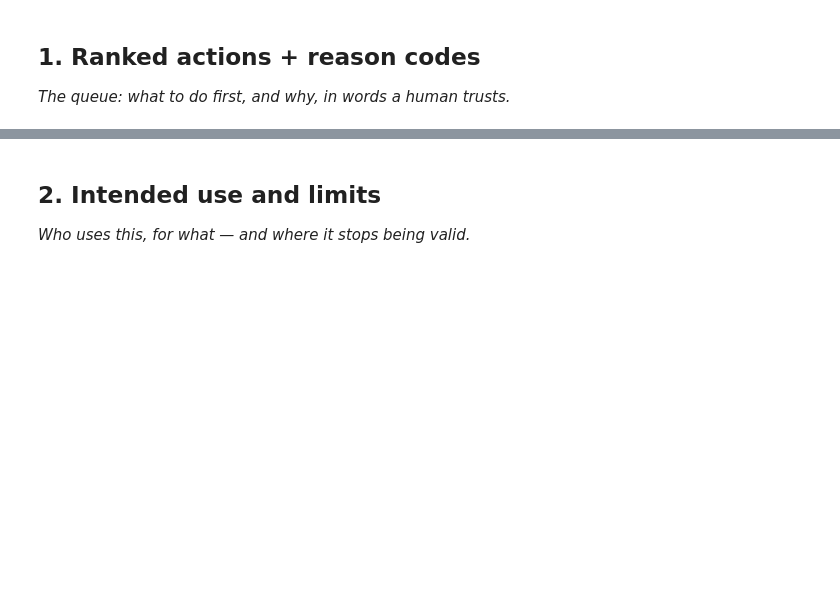
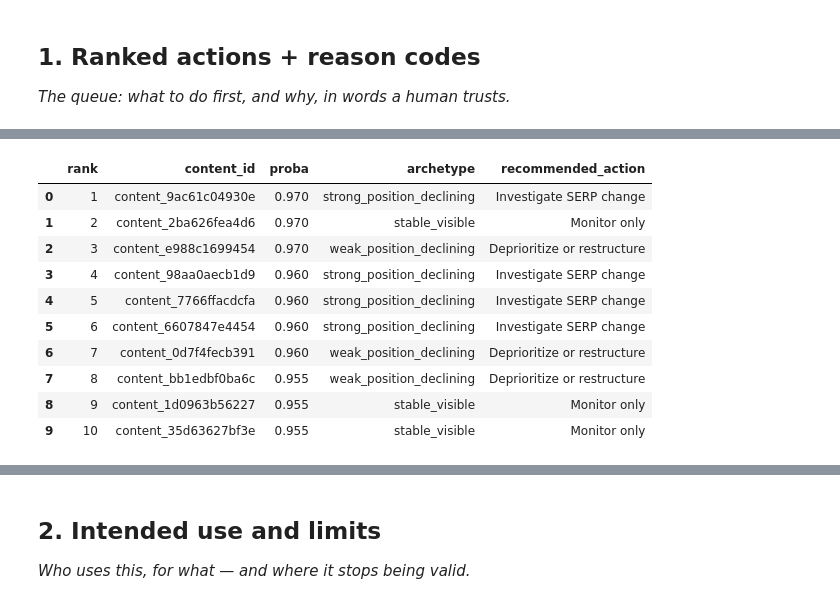
Before and after one commit to MisbahSangi/flyrank-ml-internship-misbah, a Jupyter notebook: work/notebooks/w07_action_playbook.ipynb, the cells around one changed output, grey strips where cells are left out. Drawn from its saved outputs; the diff is of its cells as text; code cells hidden in the pictures; blank space fills up the shorter version.

```diff
--- a/work/notebooks/w07_action_playbook.ipynb
+++ b/work/notebooks/w07_action_playbook.ipynb
@@ -10,3 +30,84 @@ This skeleton is yours to fill. Work the sections **in order** — each one has
 ## 1. Ranked actions + reason codes
 
 *The queue: what to do first, and why, in words a human trusts.*
+# %%
+# Rebuild the validated Week 6 model output (grouped-split, leakage-fixed)
+# Reuse the exact pipeline from w06_validation_audit.ipynb
+
+df = pd.read_csv("data/raw/content_refresh_anonymized.csv")
+df["is_declining_label"] = (df["trend_direction"] == "down").astype(int)
+
+LABEL_SOURCE_COLS = [
+    "trend_direction", "trend_pct",
+    "impressions_last_30d", "impressions_prev_30d",
+    "clicks_last_30d", "clicks_prev_30d",
+    "sessions_last_30d", "sessions_prev_30d",
+]
+ID_COLS = ["content_id", "client_id"]
+
+exclude = set(LABEL_SOURCE_COLS) | set(ID_COLS) | {"is_declining_label"}
+numeric_features = [c for c in df.select_dtypes(include=[np.number]).columns if c not in exclude]
+categorical_features = [c for c in df.select_dtypes(include=["object"]).columns if c not in exclude]
+feature_cols = numeric_features + categorical_features
+
+from sklearn.model_selection import GroupShuffleSplit
+from sklearn.ensemble import RandomForestClassifier
+from sklearn.compose import ColumnTransformer
+from sklearn.pipeline import Pipeline
+from sklearn.impute import SimpleImputer
+from sklearn.preprocessing import StandardScaler, OneHotEncoder
+
+gss = GroupShuffleSplit(n_splits=1, test_size=0.2, random_state=42)
+train_idx, test_idx = next(gss.split(df, groups=df["client_id"]))
+train_df, test_df = df.iloc[train_idx], df.iloc[test_idx]
+
+preprocess = ColumnTransformer([
+    ("num", Pipeline([("impute", SimpleImputer(strategy="median")), ("scale", StandardScaler())]), numeric_features),
+    ("cat", Pipeline([("impute", SimpleImputer(strategy="most_frequent")), ("onehot", OneHotEncoder(handle_unknown="ignore"))]), categorical_features),
+])
+model_pipeline = Pipeline([("preprocess", preprocess), ("model", RandomForestClassifier(n_estimators=200, random_state=42, n_jobs=-1))])
+model_pipeline.fit(train_df[feature_cols], train_df["is_declining_label"])
+test_df = test_df.copy()
+test_df["proba"] = model_pipeline.predict_proba(test_df[feature_cols])[:, 1]
+
+# --- Archetype -> Action mapping ---
+def assign_archetype(row):
+    stale = row["days_since_last_update"] >= 180
+    visible = row["impressions_90d"] >= 100
+    good_pos = row["avg_position"] <= 10
+    declining = row["is_declining_label"] == 1
+
+    if stale and visible and declining:
+        return "stale_visible_declining"
+    elif declining and visible and good_pos:
+        return "strong_position_declining"
+    elif declining and visible and not good_pos:
+        return "weak_position_declining"
+    elif visible and not declining:
+        return "stable_visible"
+    elif not visible:
+        return "low_signal"
+    else:
+        return "other"
+
+ARCHETYPE_ACTIONS = {
+    "stale_visible_declining": ("Refresh content", "Update body content, check facts/dates, re-optimize for current queries"),
+    "strong_position_declining": ("Investigate SERP change", "Ranking well but losing clicks — check for SERP features (featured snippet, PAA) stealing clicks; refresh only if content itself is stale"),
+    "weak_position_declining": ("Deprioritize or restructure", "Deep position + declining rarely responds to content refresh alone — needs broader SEO work or should be pruned"),
+    "stable_visible": ("Monitor only", "No action needed — page is holding steady, revisit next cycle"),
+    "low_signal": ("Deprioritize", "Near-zero real traffic — not worth reviewer time regardless of other signals"),
+    "other": ("Manual review", "Doesn't fit a clean archetype — flag for human judgment"),
+}
+
+test_df["archetype"] = test_df.apply(assign_archetype, axis=1)
+test_df["recommended_action"], test_df["action_rationale"] = zip(*test_df["archetype"].map(ARCHETYPE_ACTIONS))
+
+# --- Rank by model probability within actionable archetypes ---
+ranked_queue = test_df.sort_values("proba", ascending=False).reset_index(drop=True)
+ranked_queue["rank"] = ranked_queue.index + 1
+
+print("Archetype distribution:")
+print(ranked_queue["archetype"].value_counts())
+print("\nTop 10 ranked actions:")
+ranked_queue[["rank", "content_id", "proba", "archetype", "recommended_action"]].head(10)
+# %% [output]
@@ -12,0 +123,11 @@ This skeleton is yours to fill. Work the sections **in order** — each one has
+|  | rank | content_id | proba | archetype | recommended_action |
+| 0 | 1 | content_9ac61c04930e | 0.970 | strong_position_declining | Investigate SERP change |
+| 1 | 2 | content_2ba626fea4d6 | 0.970 | stable_visible | Monitor only |
+| 2 | 3 | content_e988c1699454 | 0.970 | weak_position_declining | Deprioritize or restructure |
+| 3 | 4 | content_98aa0aecb1d9 | 0.960 | strong_position_declining | Investigate SERP change |
+| 4 | 5 | content_7766ffacdcfa | 0.960 | strong_position_declining | Investigate SERP change |
+| 5 | 6 | content_6607847e4454 | 0.960 | strong_position_declining | Investigate SERP change |
+| 6 | 7 | content_0d7f4fecb391 | 0.960 | weak_position_declining | Deprioritize or restructure |
+| 7 | 8 | content_bb1edbf0ba6c | 0.955 | weak_position_declining | Deprioritize or restructure |
+| 8 | 9 | content_1d0963b56227 | 0.955 | stable_visible | Monitor only |
+| 9 | 10 | content_35d63627bf3e | 0.955 | stable_visible | Monitor only |
```
Also changed, not shown: parts of 10 cells of this notebook.
